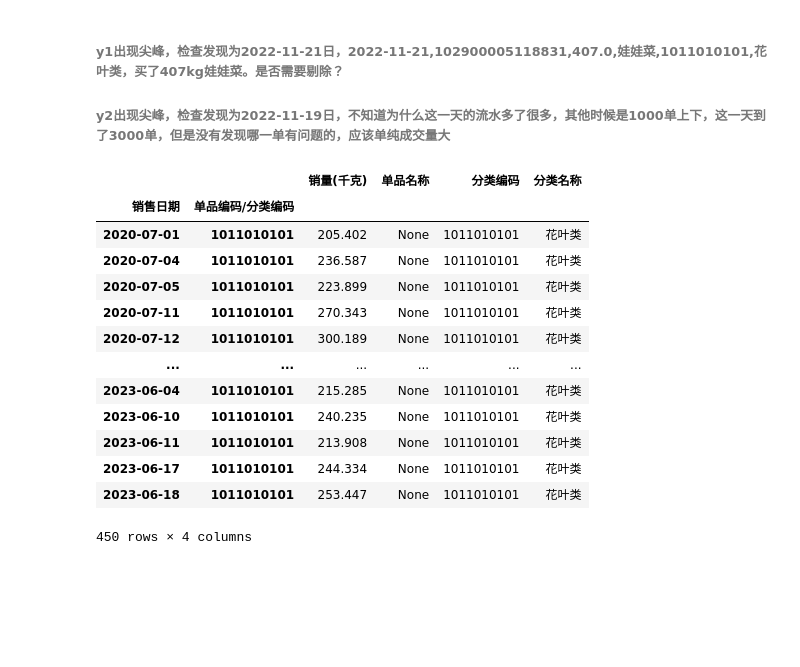
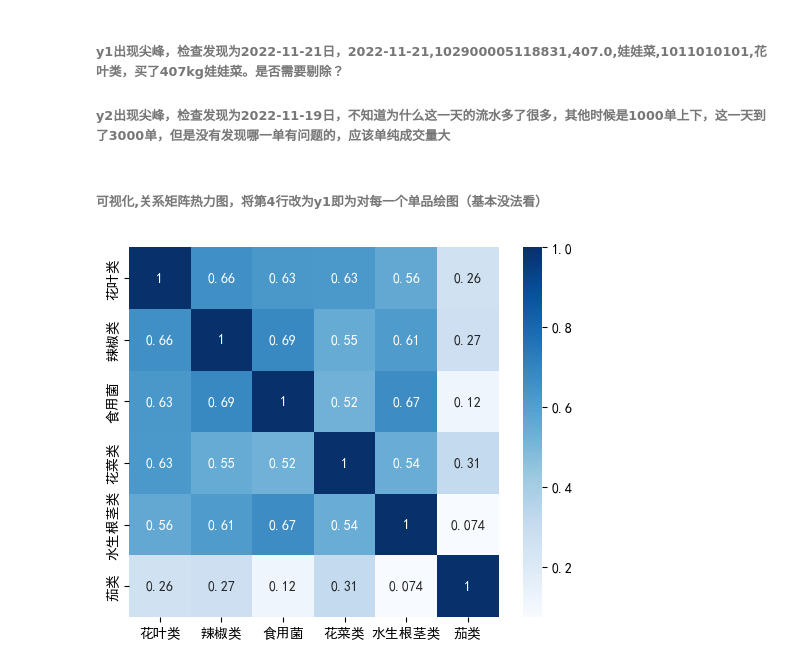
Before and after one commit to morse-fong/workspace, a Jupyter notebook: main.ipynb, the cells around one changed output. Drawn from its saved outputs; the diff is of its cells as text; code cells hidden in the pictures; blank space fills up the shorter version.

```diff
--- a/main.ipynb
+++ b/main.ipynb
@@ -83,19 +83,27 @@ plt.show()
 ###### y1出现尖峰，检查发现为2022-11-21日，2022-11-21,102900005118831,407.0,娃娃菜,1011010101,花叶类，买了407kg娃娃菜。是否需要剔除？
 
 ###### y2出现尖峰，检查发现为2022-11-19日，不知道为什么这一天的流水多了很多，其他时候是1000单上下，这一天到了3000单，但是没有发现哪一单有问题的，应该单纯成交量大
+# %% [markdown]
+###### 可视化,关系矩阵热力图，将第4行改为y1即为对每一个单品绘图（基本没法看）
 # %%
+import seaborn as sns
+
+Correlationmatrix = pd.DataFrame()
+# for i in y1:
+for i in y2:
+    y = []
+    # name = data1[data1['单品编码'] == i]['单品名称'].iloc[0]
+    name = data1[data1['分类编码'] == i]['分类名称'].iloc[0]
+    for j in x:
+        try:
+            y.append(Totaldailysales.loc[(j, i)]['销量(千克)'])
+        except:
+            y.append(0)
+    Correlationmatrix[name] = y
+
+plt.rcParams['font.sans-serif']=['SimHei']
+plt.rcParams['axes.unicode_minus']=False
+sns.heatmap(Correlationmatrix.corr(), annot=True, vmax=1, square=True, cmap="Blues")
+plt.show()
 # %% [output]
-|  |  | 销量(千克) | 单品名称 | 分类编码 | 分类名称 |
-| 销售日期 | 单品编码/分类编码 |  |  |  |  |
-| 2020-07-01 | 1011010101 | 205.402 | None | 1011010101 | 花叶类 |
-| 2020-07-04 | 1011010101 | 236.587 | None | 1011010101 | 花叶类 |
-| 2020-07-05 | 1011010101 | 223.899 | None | 1011010101 | 花叶类 |
-| 2020-07-11 | 1011010101 | 270.343 | None | 1011010101 | 花叶类 |
-| 2020-07-12 | 1011010101 | 300.189 | None | 1011010101 | 花叶类 |
-| ... | ... | ... | ... | ... | ... |
-| 2023-06-04 | 1011010101 | 215.285 | None | 1011010101 | 花叶类 |
-| 2023-06-10 | 1011010101 | 240.235 | None | 1011010101 | 花叶类 |
-| 2023-06-11 | 1011010101 | 213.908 | None | 1011010101 | 花叶类 |
-| 2023-06-17 | 1011010101 | 244.334 | None | 1011010101 | 花叶类 |
-| 2023-06-18 | 1011010101 | 253.447 | None | 1011010101 | 花叶类 |
-450 rows × 4 columns
+[figure, added]
```
Also changed, not shown: parts of 3 cells of this notebook.
